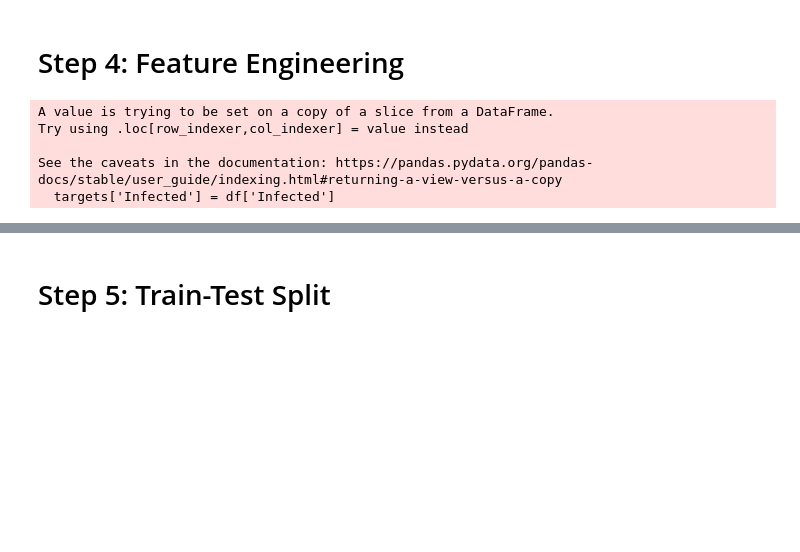
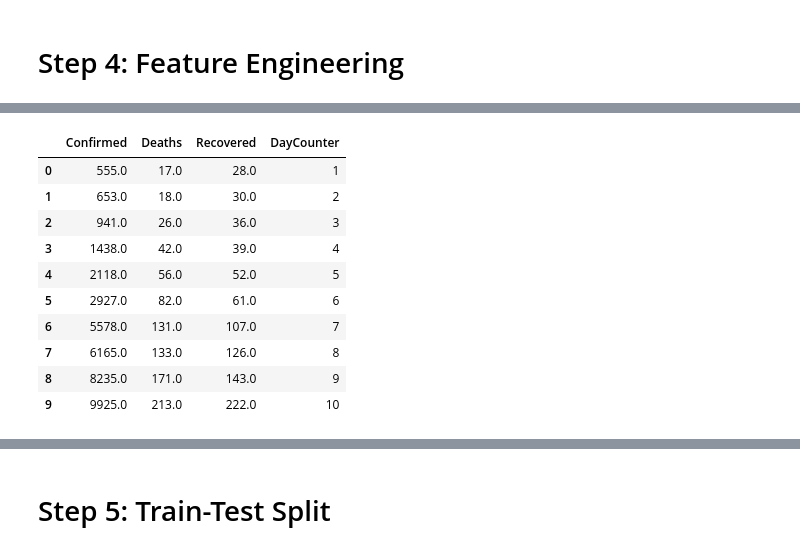
Before and after one commit to alieva-lmn/Internship, a Jupyter notebook: PythonHW/W4/D2CS(Linear Regression).ipynb, the cells around one changed output, grey strips where cells are left out. Saved outputs shown, nothing was run; the diff lists cells and outputs as text; code cells hidden in the pictures; blank space fills up the shorter version.

```diff
--- a/PythonHW/W4/D2CS(Linear Regression).ipynb
+++ b/PythonHW/W4/D2CS(Linear Regression).ipynb
@@ -72,0 +66,12 @@ df['ObservationDate'] = pd.to_datetime(df['ObservationDate'])
+# %%
+df_pure = df_pure.groupby(['ObservationDate']).sum().reset_index()
+df_pure['ObservationDate'] = pd.to_datetime(df_pure['ObservationDate'])
+
+
+# df['ObservationDate'].min()
+# df['ObservationDate'].max()
+
+# df_pure['ObservationDate'].min()
+# df_pure['ObservationDate'].max()
+
+df_pure.info()
@@ -73,22 +90,16 @@ df['ObservationDate'] = pd.to_datetime(df['ObservationDate'])
 # %% [markdown]
 # Step 4: Feature Engineering
-# %%
-# Sort data by date
-df = df.sort_values(by='ObservationDate')
-
-# Create numerical day count since the start of the observation
-df['Day'] = (df['ObservationDate'] - df['ObservationDate'].min()).dt.days
-
-# Select features and target variables
-features = df[['Day']]
-targets = df[['Confirmed', 'Deaths', 'Recovered']]
-
-# Calculate 'Infected' as a target variable
-df['Infected'] = df['Confirmed'] - df['Deaths'] - df['Recovered']
-targets['Infected'] = df['Infected']
-# %% [output]
-A value is trying to be set on a copy of a slice from a DataFrame.
-Try using .loc[row_indexer,col_indexer] = value instead
-
-See the caveats in the documentation: https://pandas.pydata.org/pandas-docs/stable/user_guide/indexing.html#returning-a-view-versus-a-copy
-  targets['Infected'] = df['Infected']
+# %%
+df_pure_max_date = df_pure['ObservationDate'].max()
+df_pure_min_date = df_pure['ObservationDate'].min()
+
+print(df_pure_max_date, df_pure_min_date)
+
+def subtraction(ObservationDate):
+    return (ObservationDate - df_pure_min_date).days + 1
+
+df_pure['DayCounter'] = df_pure['ObservationDate'].apply(lambda x: subtraction(x))
+df_pure.drop('ObservationDate', axis=1, inplace=True)
+
+df_pure.head(10)
+# %% [output]
@@ -94,0 +107,11 @@ See the caveats in the documentation: https://pandas.pydata.org/pandas-docs/stab
+|  | Confirmed | Deaths | Recovered | DayCounter |
+| 0 | 555.0 | 17.0 | 28.0 | 1 |
+| 1 | 653.0 | 18.0 | 30.0 | 2 |
+| 2 | 941.0 | 26.0 | 36.0 | 3 |
+| 3 | 1438.0 | 42.0 | 39.0 | 4 |
+| 4 | 2118.0 | 56.0 | 52.0 | 5 |
+| 5 | 2927.0 | 82.0 | 61.0 | 6 |
+| 6 | 5578.0 | 131.0 | 107.0 | 7 |
+| 7 | 6165.0 | 133.0 | 126.0 | 8 |
+| 8 | 8235.0 | 171.0 | 143.0 | 9 |
+| 9 | 9925.0 | 213.0 | 222.0 | 10 |
```
Also changed, not shown: parts of 15 cells of this notebook, 1 other file.
